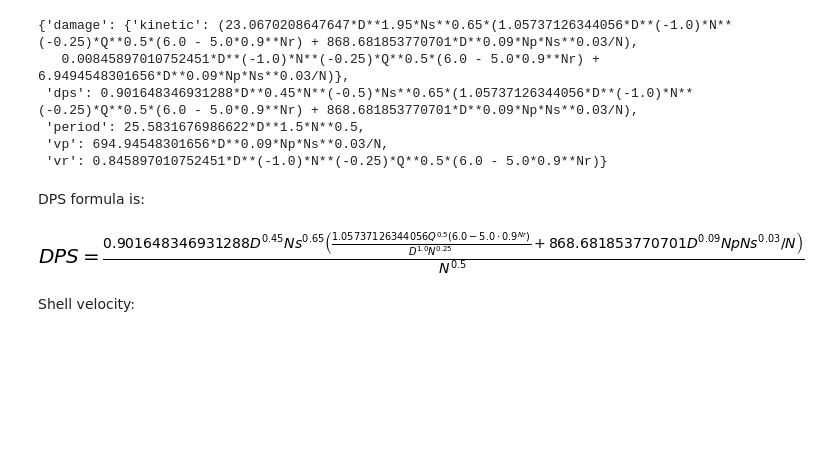
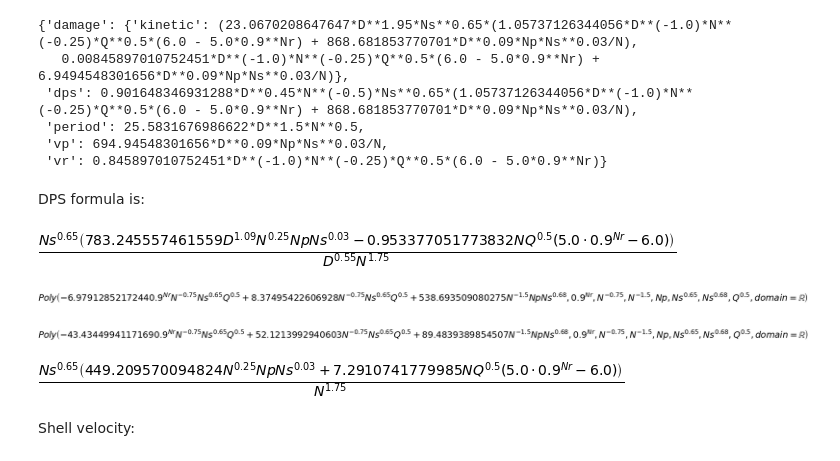
Before and after one commit to dkargin/ftd_spreadsheets, a Jupyter notebook: APS Calculus.ipynb, the cells around one changed output. Saved outputs shown, nothing was run; the diff lists cells and outputs as text; code cells hidden in the pictures; blank space fills up the shorter version.

```diff
--- a/APS Calculus.ipynb
+++ b/APS Calculus.ipynb
@@ -52,10 +52,23 @@ data
  'vr': 0.845897010752451*D**(-1.0)*N**(-0.25)*Q**0.5*(6.0 - 5.0*0.9**Nr)}
 # %% [markdown]
 DPS formula is:
-# %%
- Eq(Symbol('DPS'), data["dps"])
-# %% [output]
-[figure, removed]
+# %%
+eq_DPS=(data["dps"]).simplify()
+eq_DPS
+# %% [output]
+[figure, added]
+# %%
+eq_DPS.replace(diameter, 0.5).as_poly()
+# %% [output]
+[figure, added]
+# %%
+eq_DPS.replace(diameter, 0.018).as_poly()
+# %% [output]
+[figure, added]
+# %%
+(eq_DPS.replace(diameter, 0.5)-eq_DPS.replace(diameter, 0.018)).simplify()
+# %% [output]
+[figure, added]
 # %% [markdown]
 Shell velocity:
 # %%
```
Also changed, not shown: parts of 17 cells of this notebook, 4 other files.
